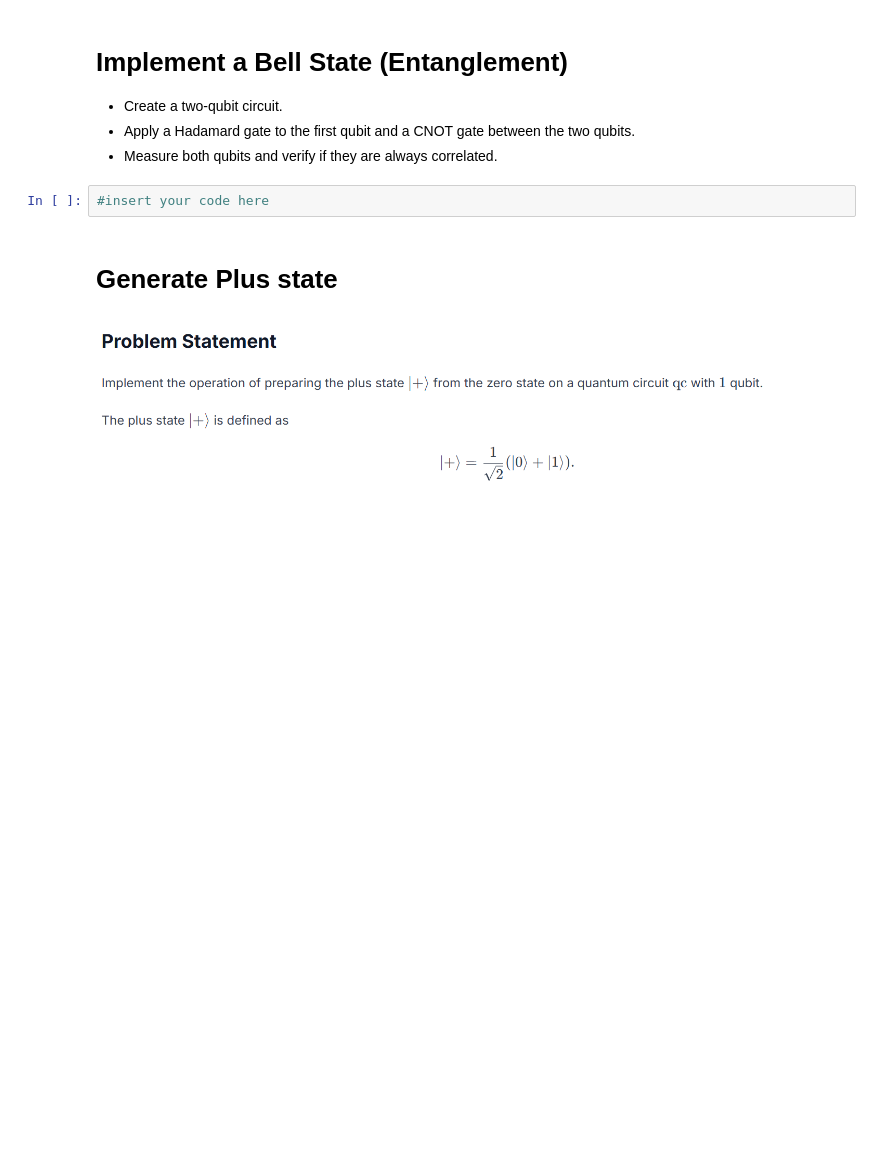
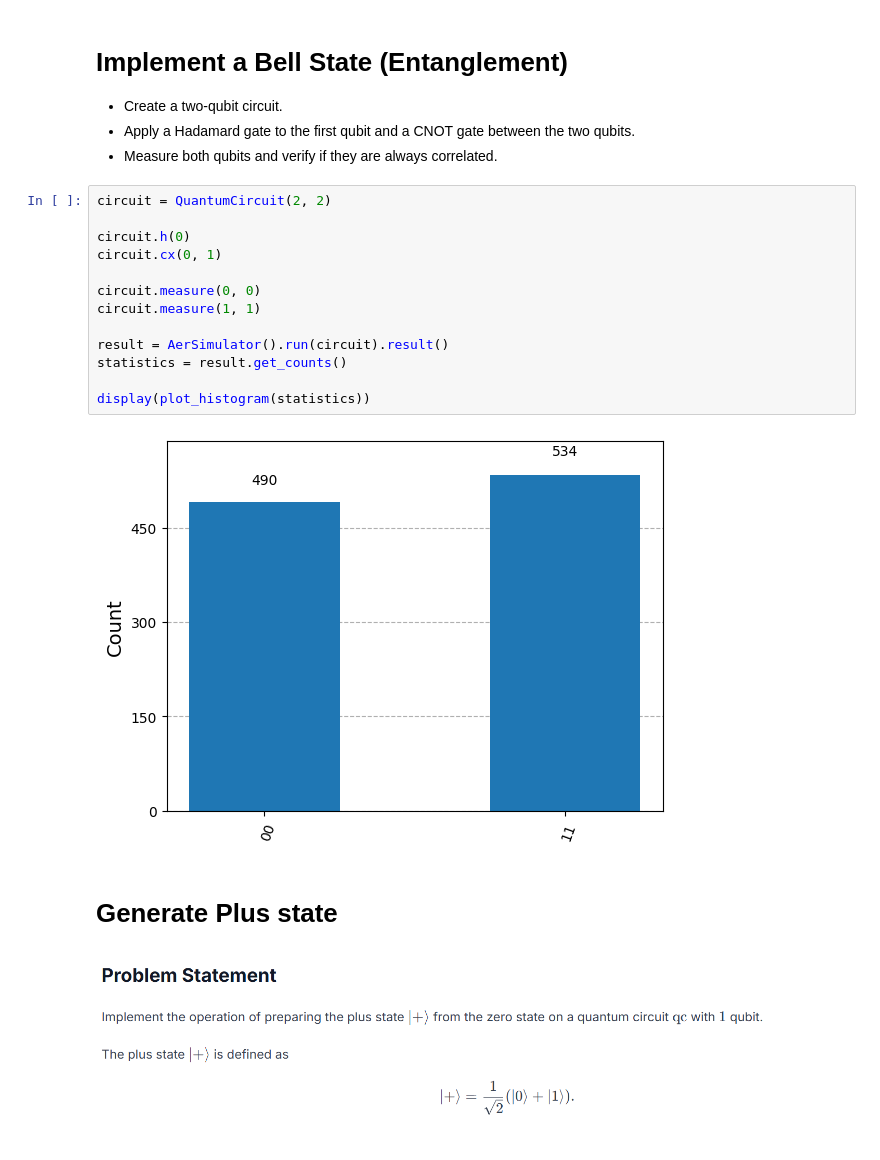
Before and after one commit to kebtes/iCog-Task, a Jupyter notebook: Task_QC_Training.ipynb, the cells around one changed output. Cells and saved outputs as stored; diff of their text form; blank space fills up the shorter version.

```diff
--- a/Task_QC_Training.ipynb
+++ b/Task_QC_Training.ipynb
@@ -22,8 +48,21 @@ import qiskit
 - Create a two-qubit circuit.
 - Apply a Hadamard gate to the first qubit and a CNOT gate between the two qubits.
 - Measure both qubits and verify if they are always correlated.
-# %%
-#insert your code here
+# %%
+circuit = QuantumCircuit(2, 2)
+
+circuit.h(0)
+circuit.cx(0, 1)
+
+circuit.measure(0, 0)
+circuit.measure(1, 1)
+
+result = AerSimulator().run(circuit).result()
+statistics = result.get_counts()
+
+display(plot_histogram(statistics))
+# %% [output]
+[figure, added]
 # %% [markdown]
 # **Generate Plus state**
 ![Screenshot 2025-01-31 165304.png](embedded-picture-1)
```
Also changed, not shown: parts of 16 cells of this notebook.
